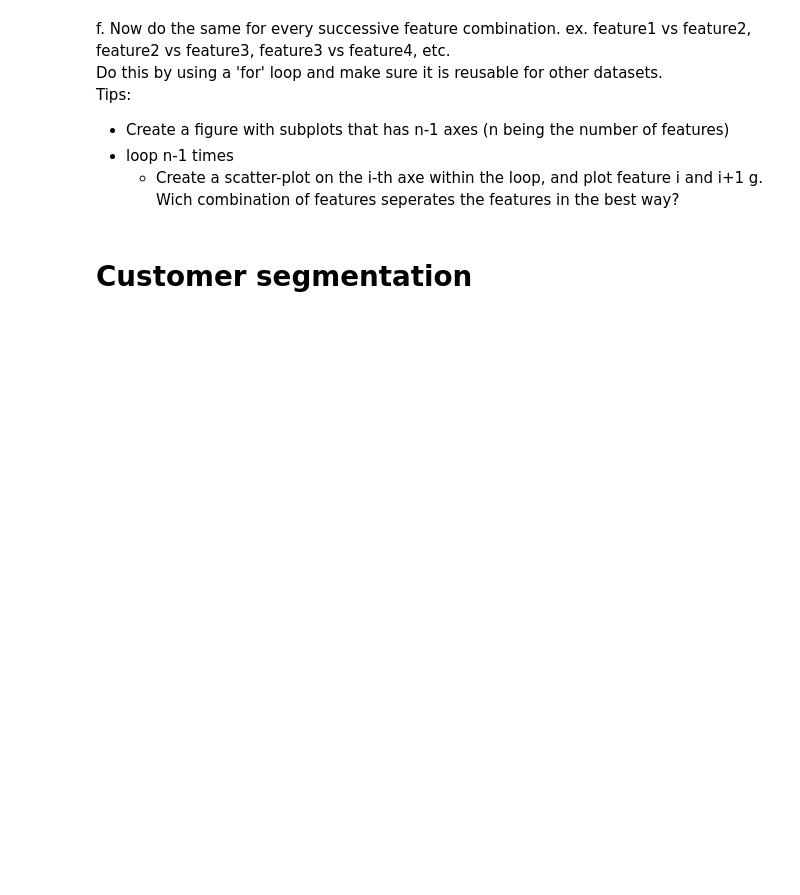
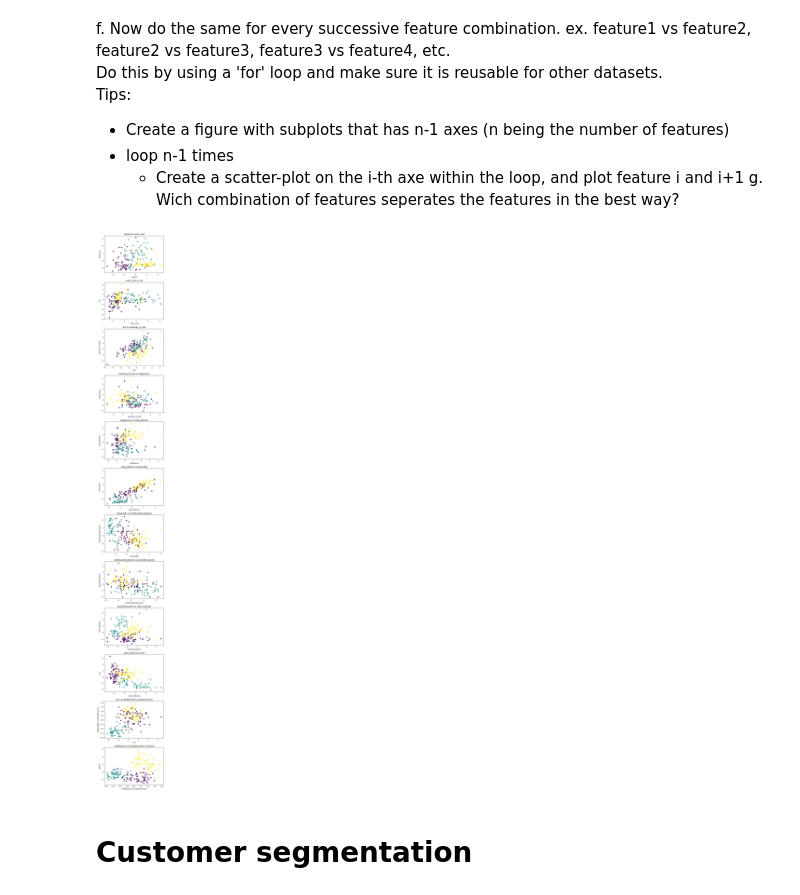
Before and after one commit to YuuneesIBH/KdG-DataScience2, a Jupyter notebook: Oefeningen/5- Machine Learning/05.11_EX.ipynb, the cells around one changed output. Saved outputs shown, nothing was run; the diff lists cells and outputs as text; code cells hidden in the pictures; blank space fills up the shorter version.

```diff
--- a/Oefeningen/5- Machine Learning/05.11_EX.ipynb
+++ b/Oefeningen/5- Machine Learning/05.11_EX.ipynb
@@ -47,6 +149,19 @@ Tips:
 - loop n-1 times
     - Create a scatter-plot on the i-th axe within the loop, and plot feature i and i+1
 g. Wich combination of features seperates the features in the best way?
+# %%
+# f. Loop over alle opeenvolgende feature-paren en plot in subplots
+n_feats = X.shape[1]
+fig, axes = plt.subplots(n_feats-1, 1, figsize=(6, 4*(n_feats-1)))
+for i, ax in enumerate(axes):
+    ax.scatter(X_norm[:, i], X_norm[:, i+1], c=clusters)   # scatter per feature-paar
+    ax.set_xlabel(X.columns[i])
+    ax.set_ylabel(X.columns[i+1])
+    ax.set_title(f'{X.columns[i]} vs {X.columns[i+1]}')
+plt.tight_layout()
+plt.show()
+# %% [output]
+[figure, added]
 # %% [markdown]
 # Customer segmentation
 # %% [markdown]
```
Also changed, not shown: parts of 12 cells of this notebook, 2 other files.
